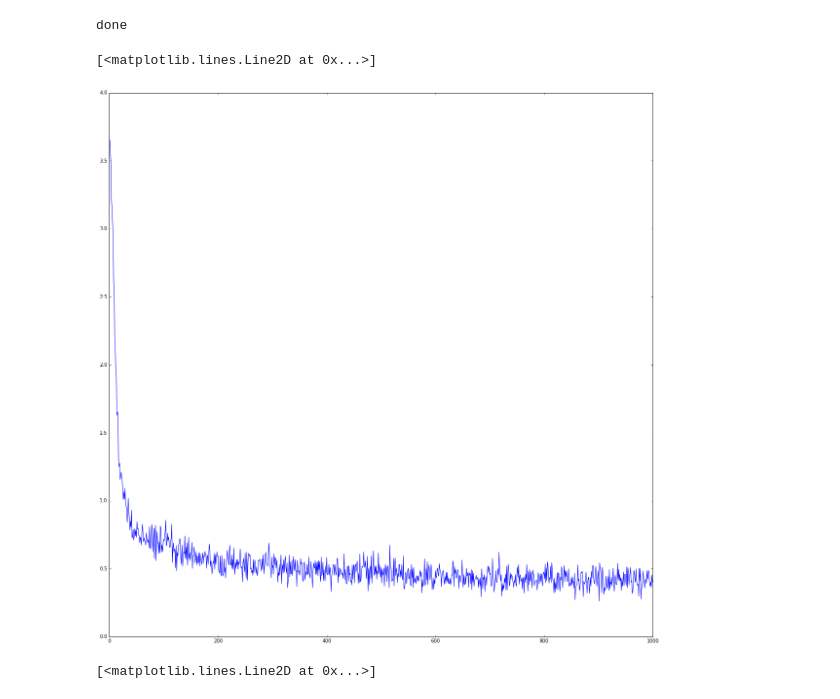
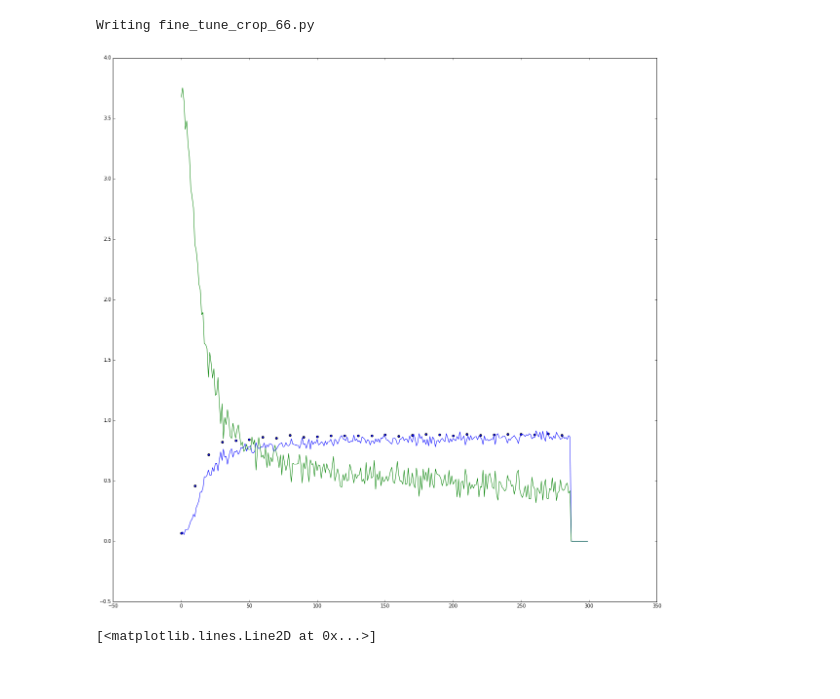
Before and after one commit to Definiter/occlusion-project, a Jupyter notebook: src/fine_tune.ipynb, the cells around one changed output. Saved outputs shown, nothing was run; the diff lists cells and outputs as text; code cells hidden in the pictures.

```diff
--- a/src/fine_tune.ipynb
+++ b/src/fine_tune.ipynb
@@ -1,29 +1,29 @@
 # %%
-#%%file fine_tune_all.py
+%%file fine_tune_crop_66.py
+
 # Fine tune.
+from constant import *
 import os
 import caffe
 import numpy as np
 import time
 import cPickle
 from pylab import *
-%matplotlib inline
+#%matplotlib inline
 
-net_name = 'all'
-
-imagenet_root = '/home/haow3/occlusion-project/data/imagenet/'
-caffe_root = '/home/haow3/software/caffe-rc3/'
+net_name = '66'
 
 plt.rcParams['figure.figsize'] = (20, 20)
 
 niter = 10000
 # Losses will also be stored in the log.
 train_loss = np.zeros(niter)
+train_accuracy = np.zeros(niter)
 test_accuracy = {}
 
 caffe.set_device(0)
 caffe.set_mode_gpu()
-solver = caffe.SGDSolver(imagenet_root + 'model/finetune_alexnet_{}/solver.prototxt'.format(net_name))
+solver = caffe.SGDSolver(imagenet_root + 'model/finetune_alexnet_crop_{}/solver.prototxt'.format(net_name))
 solver.net.copy_from(imagenet_root + 'model/bvlc_alexnet/bvlc_alexnet.caffemodel')
 
 start_time = time.time()
@@ -31,36 +31,44 @@ start_time = time.time()
 for it in range(niter):
     solver.step(1)  # SGD by Caffe
     train_loss[it] = solver.net.blobs['loss'].data
-    now_time = time.strftime("%H:%M:%S", time.gmtime(int(time.time() - start_time)))
-    if it % 10 == 0 and it % 100 != 0:
-        print '[{}] iter{:6} | train_loss={:10.6f}'.format(now_time, it, float(train_loss[it]))
-    if it % 100 == 0:
+    train_accuracy[it] = solver.net.blobs['accuracy_train'].data
+    second = int(time.time() - start_time)
+    estimated = int(float(niter) / (it + 1) * second)
+    now_time = time.strftime("%H:%M:%S", time.gmtime(second))
+    estimated_time = time.strftime("%H:%M:%S", time.gmtime(estimated))
+    if it % 100 == 0 or (it <= 1000 and it % 10 == 0):
         test_iters = 10
         accuracy = 0
         for i in arange(test_iters):
             solver.test_nets[0].forward()
-            accuracy += solver.test_nets[0].blobs['accuracy'].data
+            accuracy += solver.test_nets[0].blobs['accuracy_test'].data
         accuracy /= test_iters
         test_accuracy[it] = accuracy
-        print '[{}] iter{:6} | train_loss={:10.6f}, test_accuracy={:10.6f}'.format(now_time, it, float(train_loss[it]), accuracy)
+        print '[{} / {}] iter{:6} | train_loss={:10.6f}, train_accuracy={:10.6f}, test_accuracy={:10.6f}'.format(now_time, estimated_time, it, float(train_loss[it]), float(train_accuracy[it]), accuracy)
+    elif it % 10 == 0:
+        print '[{} / {}] iter{:6} | train_loss={:10.6f}, train_accuracy={:10.6f}'.format(now_time, estimated_time, it, float(train_loss[it]), float(train_accuracy[it]))
 
-solver.net.save(imagenet_root + 'model/finetune_alexnet_{}/finetune_alexnet_{}.caffemodel'.format(net_name, net_name))
+solver.net.save(imagenet_root + 'model/finetune_alexnet_crop_{}/finetune_alexnet_crop_{}.caffemodel'.format(net_name, net_name))
 
-with open(imagenet_root + 'model/finetune_alexnet_{}/train_loss.pickle'.format(net_name), 'wb') as f:
+with open(imagenet_root + 'model/finetune_alexnet_crop_{}/train_loss.pickle'.format(net_name), 'wb') as f:
     cPickle.dump(train_loss, f)
-with open(imagenet_root + 'model/finetune_alexnet_{}/test_accuracy.pickle'.format(net_name), 'wb') as f:
+with open(imagenet_root + 'model/finetune_alexnet_crop_{}/train_accuracy.pickle'.format(net_name), 'wb') as f:
+    cPickle.dump(train_accuracy, f)
+with open(imagenet_root + 'model/finetune_alexnet_crop_{}/test_accuracy.pickle'.format(net_name), 'wb') as f:
     cPickle.dump(test_accuracy, f)
 
 print 'done'
 # %% [output]
-done
+Writing fine_tune_crop_66.py
 # %%
 solver.net.save(imagenet_root + 'model/finetune_alexnet_{}/finetune_alexnet_{}.caffemodel'.format(net_name, net_name))
-# %%
-plot(train_loss[0:1000])
-# %% [output]
-[<matplotlib.lines.Line2D at 0x...>]
-[figure, removed]
+# %%
+plot(train_accuracy[0:300])
+plot(train_loss[0:300])
+scatter(test_accuracy.keys(), test_accuracy.values())
+show()
+# %% [output]
+[figure, added]
 # %%
 test_iters = 10
 accuracy = 0
```
Also changed, not shown: 13 other files.
